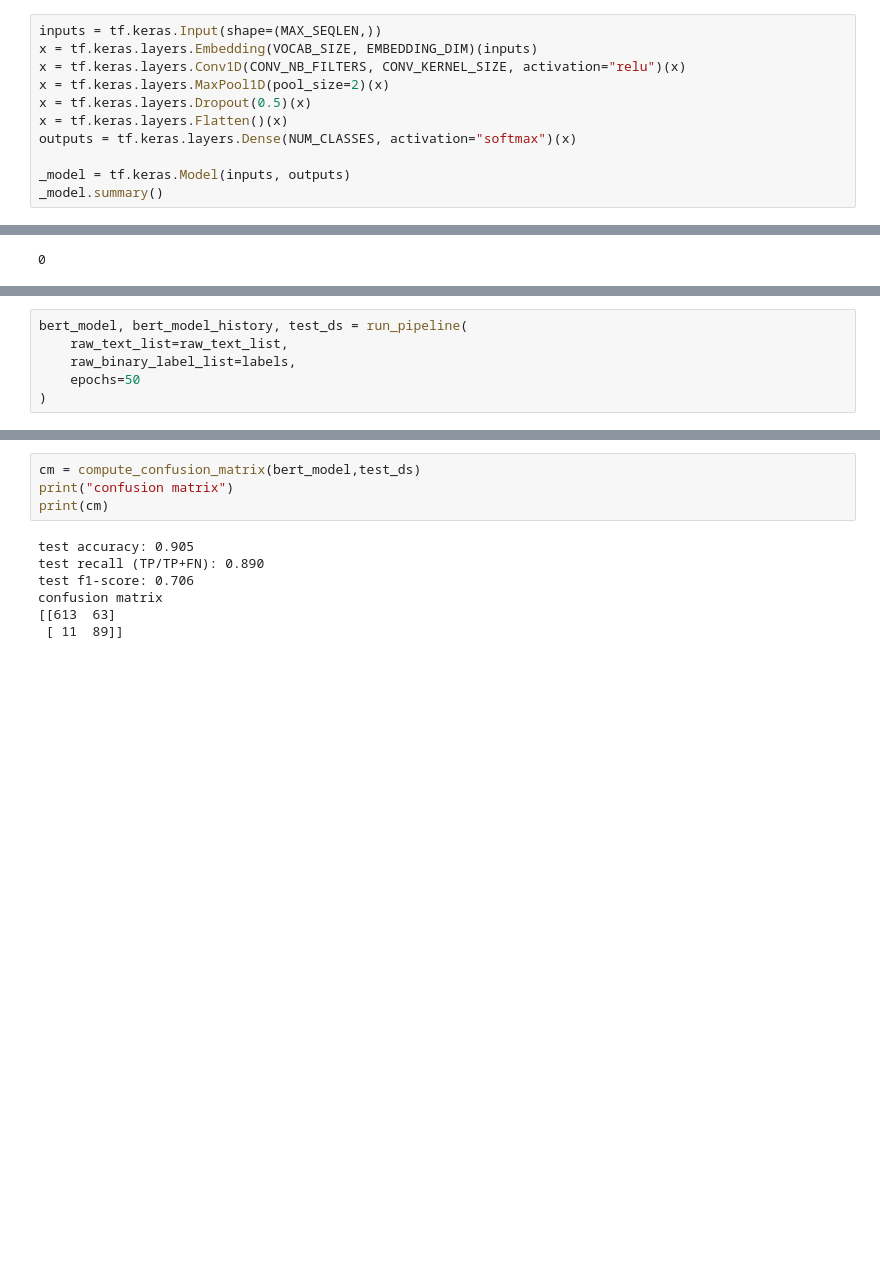
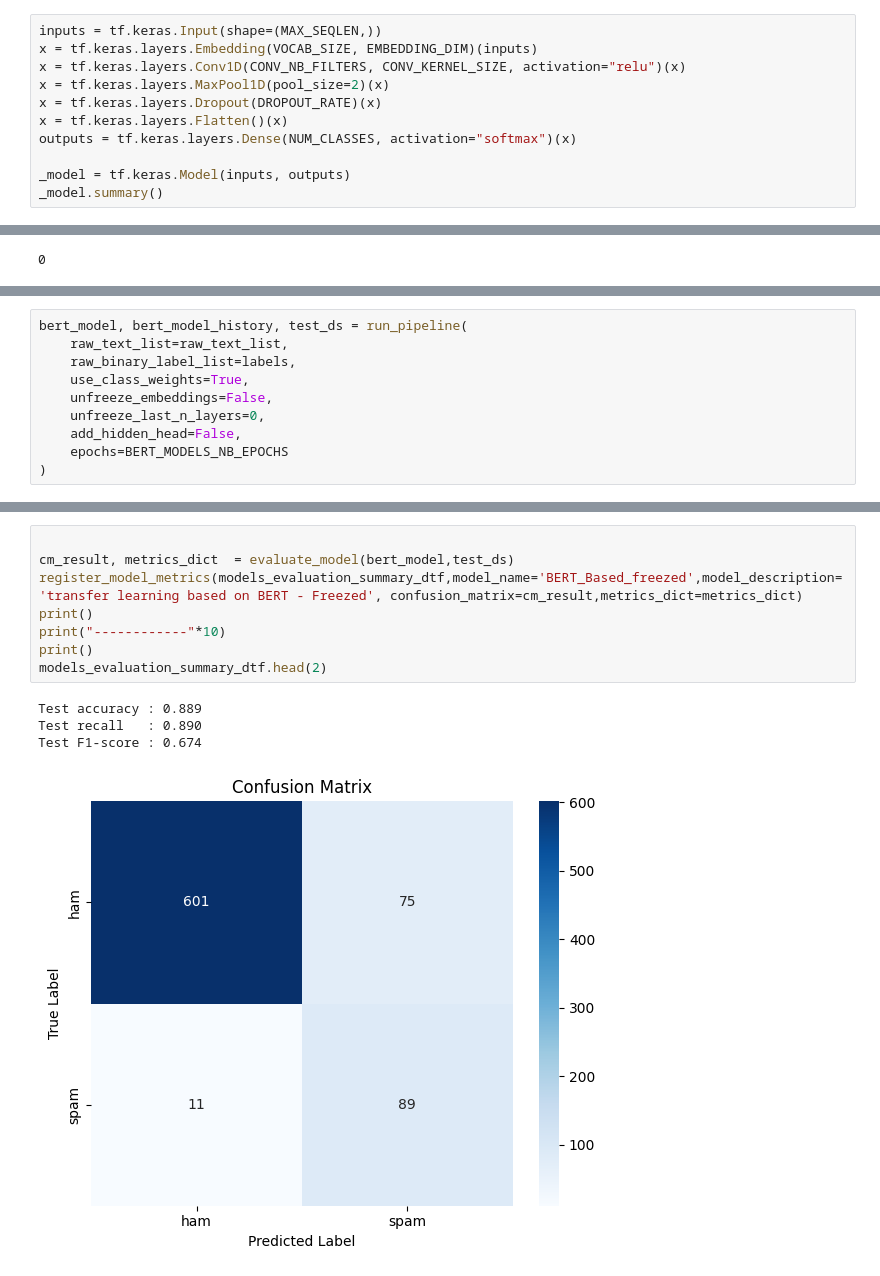
Before and after one commit to pf6511/jedha-dts-ml-deep-att, a Jupyter notebook: DeepLearning_ATT_SpamDetector.ipynb, the cells around one changed output, grey strips where cells are left out. Drawn from its saved outputs; the diff is of its cells as text; blank space fills up the shorter version.

```diff
--- a/DeepLearning_ATT_SpamDetector.ipynb
+++ b/DeepLearning_ATT_SpamDetector.ipynb
@@ -446,7 +578,7 @@ inputs = tf.keras.Input(shape=(MAX_SEQLEN,))
 x = tf.keras.layers.Embedding(VOCAB_SIZE, EMBEDDING_DIM)(inputs)
 x = tf.keras.layers.Conv1D(CONV_NB_FILTERS, CONV_KERNEL_SIZE, activation="relu")(x)
 x = tf.keras.layers.MaxPool1D(pool_size=2)(x)
-x = tf.keras.layers.Dropout(0.5)(x)
+x = tf.keras.layers.Dropout(DROPOUT_RATE)(x)
 x = tf.keras.layers.Flatten()(x)
 outputs = tf.keras.layers.Dense(NUM_CLASSES, activation="softmax")(x)
 
@@ -871,5 +990,9 @@ def run_pipeline_unfreeze_embeddings(raw_text_list, raw_binary_label_list, epoch
 bert_model, bert_model_history, test_ds = run_pipeline(
     raw_text_list=raw_text_list,
     raw_binary_label_list=labels,
-    epochs=50
+    use_class_weights=True,
+    unfreeze_embeddings=False,
+    unfreeze_last_n_layers=0,
+    add_hidden_head=False,
+    epochs=BERT_MODELS_NB_EPOCHS
 )
@@ -886,11 +1040,13 @@ As we can see, in the ouputs we can see duplicates in the encoded sequences
 # %%
-cm = compute_confusion_matrix(bert_model,test_ds)
-print("confusion matrix")
-print(cm)
+
+cm_result, metrics_dict  = evaluate_model(bert_model,test_ds)
+register_model_metrics(models_evaluation_summary_dtf,model_name='BERT_Based_freezed',model_description='transfer learning based on BERT - Freezed', confusion_matrix=cm_result,metrics_dict=metrics_dict)
+print()
+print("------------"*10)
+print()
+models_evaluation_summary_dtf.head(2)
 # %% [output]
-test accuracy: 0.905
-test recall (TP/TP+FN): 0.890
-test f1-score: 0.706
-confusion matrix
-[[613  63]
- [ 11  89]]
+Test accuracy : 0.889
+Test recall   : 0.890
+Test F1-score : 0.674
+[figure, added]
```
Also changed, not shown: parts of 75 cells of this notebook.
